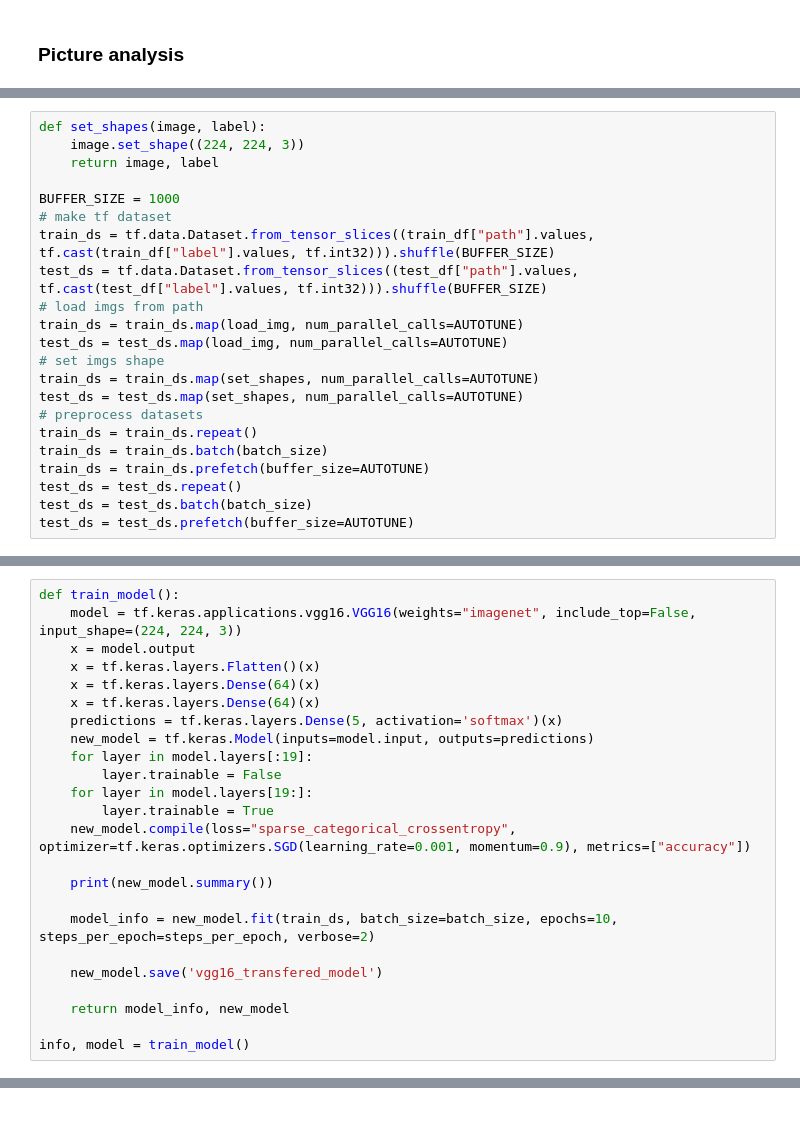
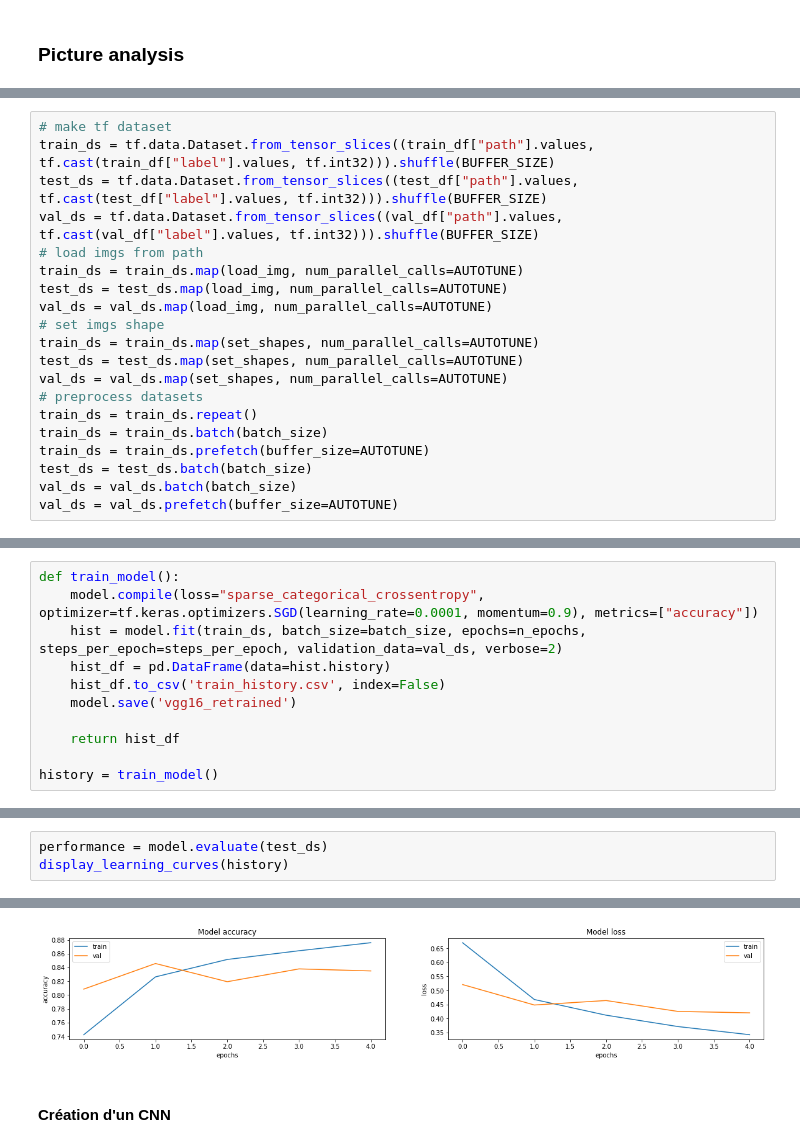
Before and after one commit to ThibaultDieudonne/Comments-and-Pictures-Classification, a Jupyter notebook: n.ipynb, the cells around one changed output, grey strips where cells are left out. Drawn from its saved outputs; the diff is of its cells as text; blank space fills up the shorter version.

```diff
--- a/n.ipynb
+++ b/n.ipynb
@@ -201,22 +426,20 @@ sns.histplot(x=train_df["label"])
 # %%
-def set_shapes(image, label):
-    image.set_shape((224, 224, 3))
-    return image, label
-
-BUFFER_SIZE = 1000
 # make tf dataset
 train_ds = tf.data.Dataset.from_tensor_slices((train_df["path"].values, tf.cast(train_df["label"].values, tf.int32))).shuffle(BUFFER_SIZE)
 test_ds = tf.data.Dataset.from_tensor_slices((test_df["path"].values, tf.cast(test_df["label"].values, tf.int32))).shuffle(BUFFER_SIZE)
+val_ds = tf.data.Dataset.from_tensor_slices((val_df["path"].values, tf.cast(val_df["label"].values, tf.int32))).shuffle(BUFFER_SIZE)
 # load imgs from path
 train_ds = train_ds.map(load_img, num_parallel_calls=AUTOTUNE)
 test_ds = test_ds.map(load_img, num_parallel_calls=AUTOTUNE)
+val_ds = val_ds.map(load_img, num_parallel_calls=AUTOTUNE)
 # set imgs shape
 train_ds = train_ds.map(set_shapes, num_parallel_calls=AUTOTUNE)
 test_ds = test_ds.map(set_shapes, num_parallel_calls=AUTOTUNE)
+val_ds = val_ds.map(set_shapes, num_parallel_calls=AUTOTUNE)
 # preprocess datasets
 train_ds = train_ds.repeat()
 train_ds = train_ds.batch(batch_size)
 train_ds = train_ds.prefetch(buffer_size=AUTOTUNE)
-test_ds = test_ds.repeat()
 test_ds = test_ds.batch(batch_size)
-test_ds = test_ds.prefetch(buffer_size=AUTOTUNE)
+val_ds = val_ds.batch(batch_size)
+val_ds = val_ds.prefetch(buffer_size=AUTOTUNE)
@@ -240,25 +484,12 @@ def get_pred():
 # %%
 def train_model():
-    model = tf.keras.applications.vgg16.VGG16(weights="imagenet", include_top=False, input_shape=(224, 224, 3))
-    x = model.output
-    x = tf.keras.layers.Flatten()(x)
-    x = tf.keras.layers.Dense(64)(x)
-    x = tf.keras.layers.Dense(64)(x)
-    predictions = tf.keras.layers.Dense(5, activation='softmax')(x)
-    new_model = tf.keras.Model(inputs=model.input, outputs=predictions)
-    for layer in model.layers[:19]:
-        layer.trainable = False
-    for layer in model.layers[19:]:
-        layer.trainable = True
-    new_model.compile(loss="sparse_categorical_crossentropy", optimizer=tf.keras.optimizers.SGD(learning_rate=0.001, momentum=0.9), metrics=["accuracy"])
+    model.compile(loss="sparse_categorical_crossentropy", optimizer=tf.keras.optimizers.SGD(learning_rate=0.0001, momentum=0.9), metrics=["accuracy"])
+    hist = model.fit(train_ds, batch_size=batch_size, epochs=n_epochs, steps_per_epoch=steps_per_epoch, validation_data=val_ds, verbose=2)
+    hist_df = pd.DataFrame(data=hist.history)
+    hist_df.to_csv('train_history.csv', index=False)
+    model.save('vgg16_retrained')
 
-    print(new_model.summary())
+    return hist_df
 
-    model_info = new_model.fit(train_ds, batch_size=batch_size, epochs=10, steps_per_epoch=steps_per_epoch, verbose=2)
-
-    new_model.save('vgg16_transfered_model')
-
-    return model_info, new_model
-
-info, model = train_model()
+history = train_model()
 # %% [output]
@@ -295,0 +507,4 @@ ValueError: nan is not in list
+# %%
+performance = model.evaluate(test_ds)
+display_learning_curves(history)
+# %% [output]
@@ -295,0 +512,3 @@ ValueError: nan is not in list
+[figure, added]
+# %% [markdown]
+#### Création d'un CNN
```
Also changed, not shown: parts of 26 cells of this notebook, 16 other files.
